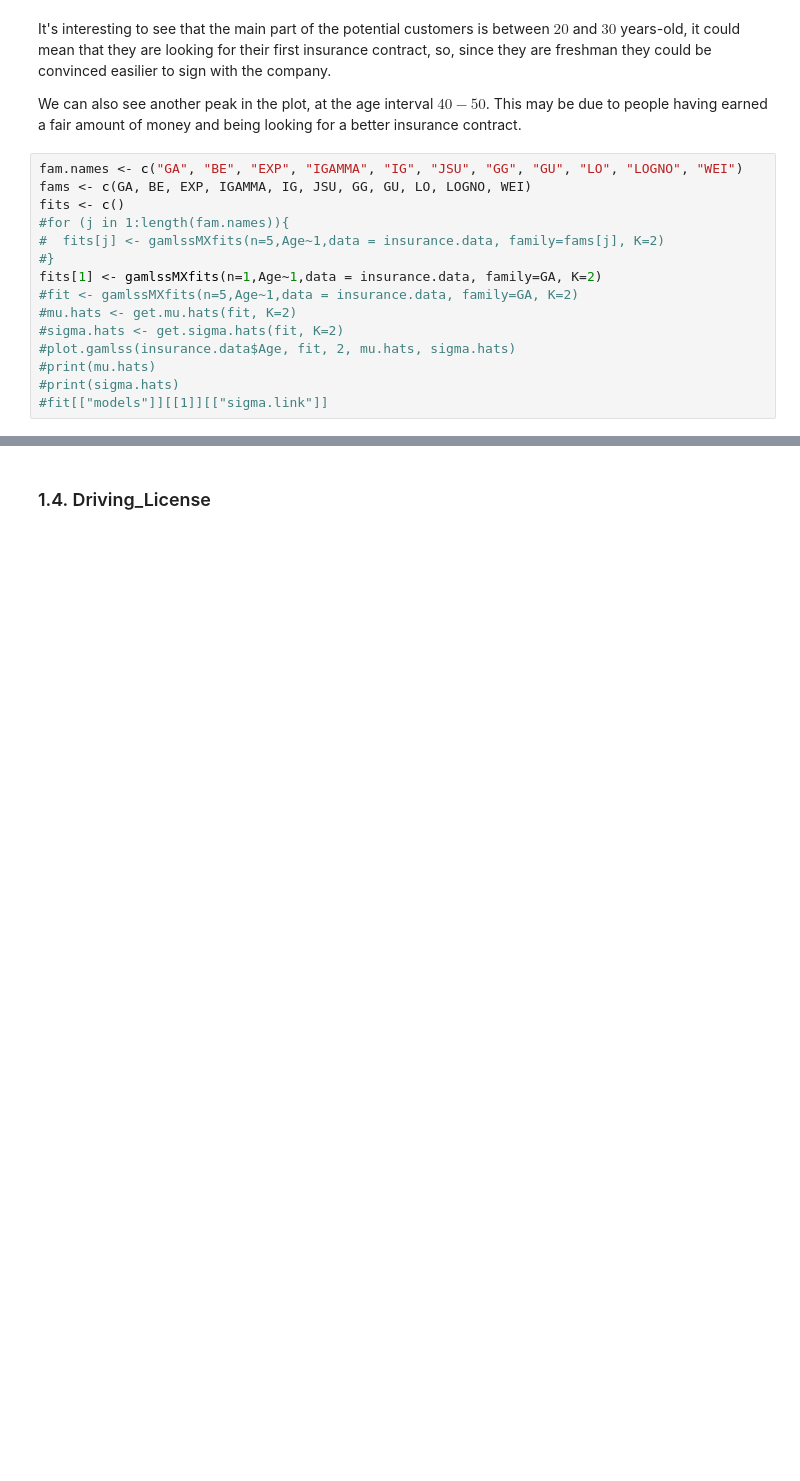
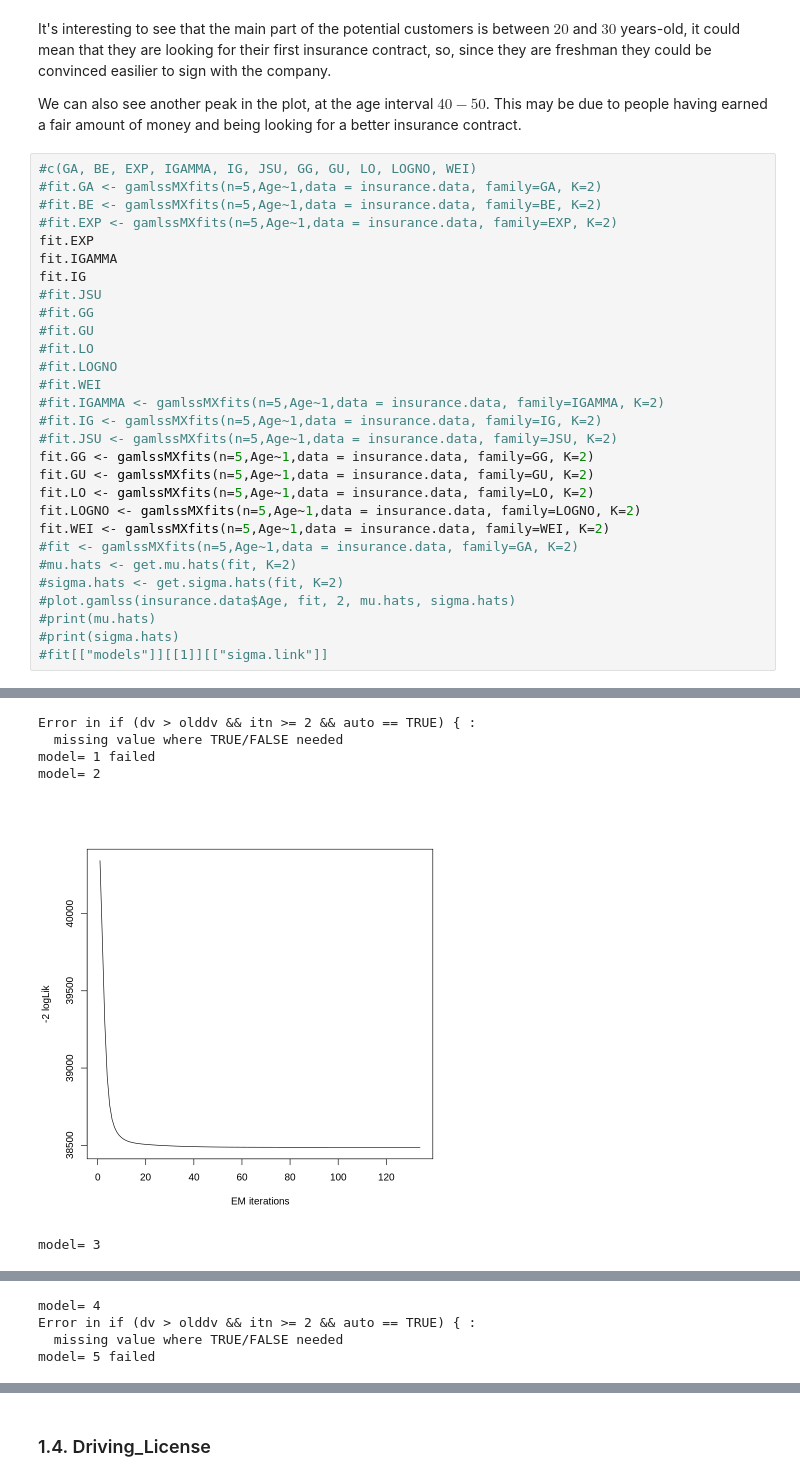
Before and after one commit to biagio-incardona/biagio-incardona.github.io, a Jupyter notebook: Report_Incardona_Biagio.ipynb, the cells around one changed output, grey strips where cells are left out. Cells and saved outputs as stored; diff of their text form; blank space fills up the shorter version.

```diff
--- a/Report_Incardona_Biagio.ipynb
+++ b/Report_Incardona_Biagio.ipynb
@@ -393,13 +369,27 @@ It's interesting to see that the main part of the potential customers is between
 
 We can also see another peak in the plot, at the age interval $40-50$. This may be due to people having earned a fair amount of money and being looking for a better insurance contract.
 # %%
-fam.names <- c("GA", "BE", "EXP", "IGAMMA", "IG", "JSU", "GG", "GU", "LO", "LOGNO", "WEI")
-fams <- c(GA, BE, EXP, IGAMMA, IG, JSU, GG, GU, LO, LOGNO, WEI)
-fits <- c()
-#for (j in 1:length(fam.names)){
-#  fits[j] <- gamlssMXfits(n=5,Age~1,data = insurance.data, family=fams[j], K=2)
-#}
-fits[1] <- gamlssMXfits(n=1,Age~1,data = insurance.data, family=GA, K=2)
+#c(GA, BE, EXP, IGAMMA, IG, JSU, GG, GU, LO, LOGNO, WEI)
+#fit.GA <- gamlssMXfits(n=5,Age~1,data = insurance.data, family=GA, K=2)
+#fit.BE <- gamlssMXfits(n=5,Age~1,data = insurance.data, family=BE, K=2)
+#fit.EXP <- gamlssMXfits(n=5,Age~1,data = insurance.data, family=EXP, K=2)
+fit.EXP
+fit.IGAMMA
+fit.IG
+#fit.JSU
+#fit.GG
+#fit.GU
+#fit.LO
+#fit.LOGNO
+#fit.WEI
+#fit.IGAMMA <- gamlssMXfits(n=5,Age~1,data = insurance.data, family=IGAMMA, K=2)
+#fit.IG <- gamlssMXfits(n=5,Age~1,data = insurance.data, family=IG, K=2)
+#fit.JSU <- gamlssMXfits(n=5,Age~1,data = insurance.data, family=JSU, K=2)
+fit.GG <- gamlssMXfits(n=5,Age~1,data = insurance.data, family=GG, K=2)
+fit.GU <- gamlssMXfits(n=5,Age~1,data = insurance.data, family=GU, K=2)
+fit.LO <- gamlssMXfits(n=5,Age~1,data = insurance.data, family=LO, K=2)
+fit.LOGNO <- gamlssMXfits(n=5,Age~1,data = insurance.data, family=LOGNO, K=2)
+fit.WEI <- gamlssMXfits(n=5,Age~1,data = insurance.data, family=WEI, K=2)
 #fit <- gamlssMXfits(n=5,Age~1,data = insurance.data, family=GA, K=2)
 #mu.hats <- get.mu.hats(fit, K=2)
 #sigma.hats <- get.sigma.hats(fit, K=2)
@@ -407,3 +397,4 @@ fits[1] <- gamlssMXfits(n=1,Age~1,data = insurance.data, family=GA, K=2)
 #print(mu.hats)
 #print(sigma.hats)
 #fit[["models"]][[1]][["sigma.link"]]
+# %% [output]
@@ -409,0 +455,6 @@ fits[1] <- gamlssMXfits(n=1,Age~1,data = insurance.data, family=GA, K=2)
+Error in if (dv > olddv && itn >= 2 && auto == TRUE) { :
+  missing value where TRUE/FALSE needed
+model= 1 failed
+model= 2
+[figure, added]
+model= 3
@@ -409,0 +462,4 @@ fits[1] <- gamlssMXfits(n=1,Age~1,data = insurance.data, family=GA, K=2)
+model= 4
+Error in if (dv > olddv && itn >= 2 && auto == TRUE) { :
+  missing value where TRUE/FALSE needed
+model= 5 failed
```
Also changed, not shown: parts of 11 cells of this notebook.
